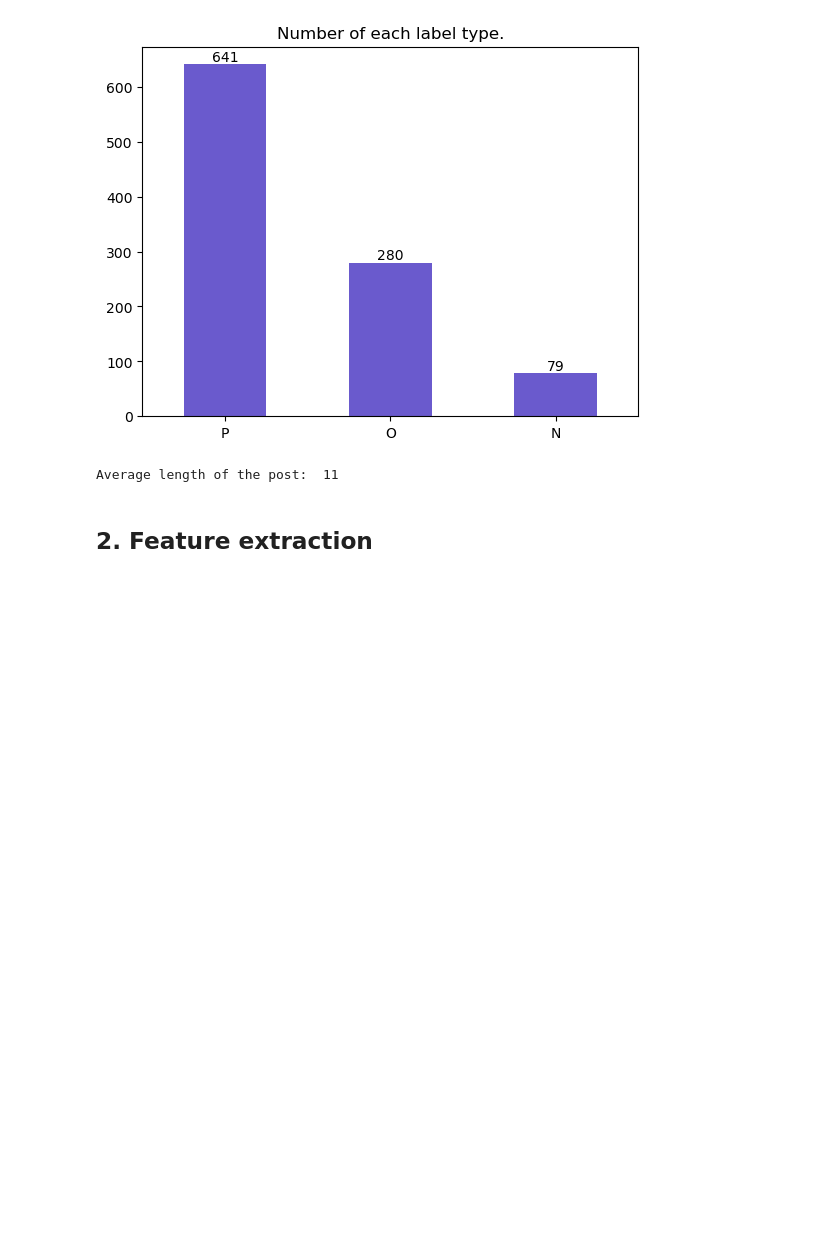
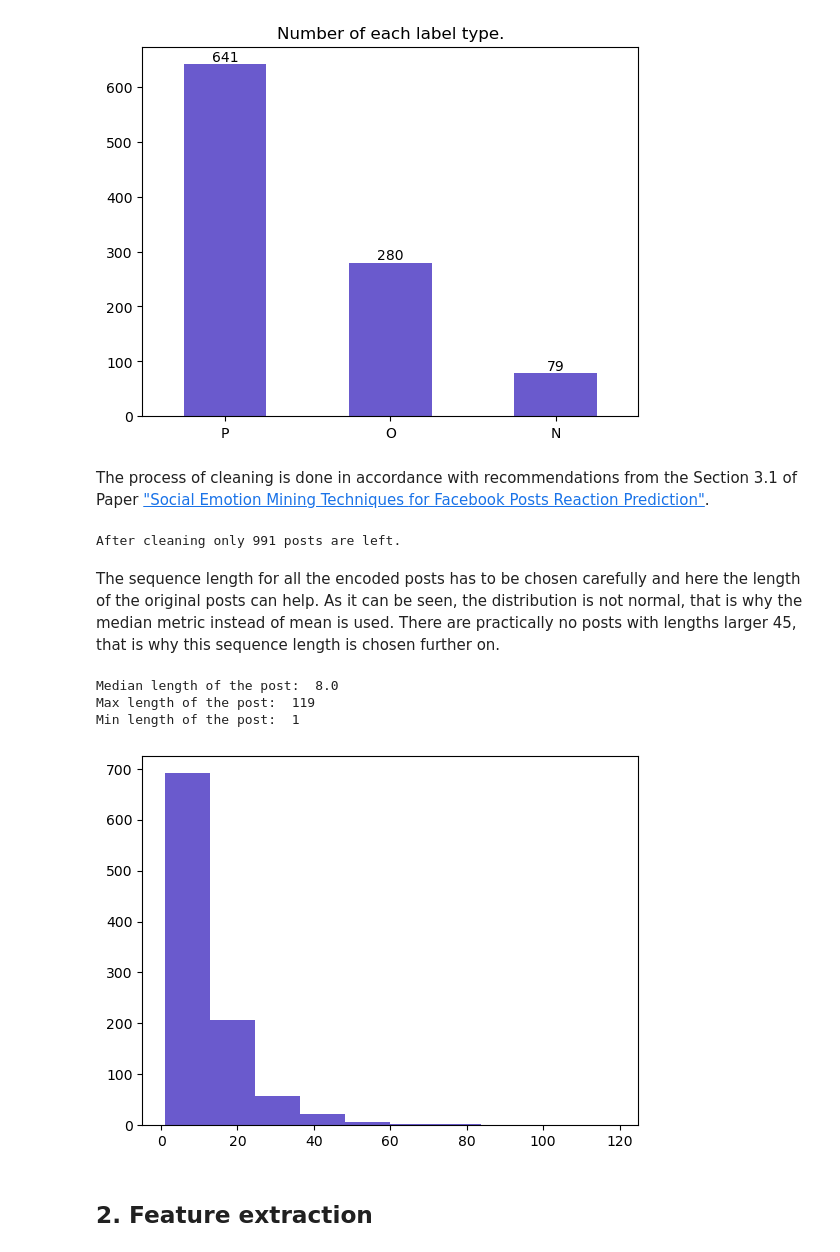
Before and after one commit to jularina/sentiment, a Jupyter notebook: sentiment_analysis.ipynb, the cells around one changed output. Cells and saved outputs as stored; diff of their text form; code cells hidden in the pictures; blank space fills up the shorter version.

```diff
--- a/sentiment_analysis.ipynb
+++ b/sentiment_analysis.ipynb
@@ -50,3 +48,6 @@ labels=[2 if label.strip()=='P' else 1 if label.strip()=='O' else 0 for label in
+# %% [markdown]
+The process of cleaning is done in accordance with recommendations from the Section 3.1 of Paper ["Social Emotion Mining Techniques
+for Facebook Posts Reaction Prediction"](https://arxiv.org/pdf/1712.03249.pdf).
 # %%
 stop_words = stopwords.words('english')
 
@@ -64,12 +65,33 @@ def clean(post):
 
     return post
 
-corpus = [clean(post) for post in posts]
+# Clean the posts
+df["FBPost"] =  df["FBPost"].apply(lambda post: clean(post))
+df = df[df['FBPost'] != '']
+print("After cleaning only {} posts are left.".format(df.shape[0]))
+
+# Encode the labels
+df["LabelIdx"] = np.where(df["Label"]=='P',2,np.where(df["Label"]=='O',1,0))
+
+# Create corpus and labels
+corpus, labels = list(df['FBPost']), list(df['LabelIdx'])
+# %% [output]
+After cleaning only 991 posts are left.
+# %% [markdown]
+The sequence length for all the encoded posts has to be chosen carefully and here the length of the original posts can help. As it can be seen, the distribution is not normal, that is why the median metric instead of mean is used. There are practically no posts with lengths larger 45, that is why this sequence length is chosen further on.
 # %%
 posts_lengths = [len(post.split()) for post in corpus]
-print("Average length of the post: ", int(sum(posts_lengths)/len(posts_lengths)))
+print("Median length of the post: ", np.median(posts_lengths))
+print("Max length of the post: ", max(posts_lengths))
+print("Min length of the post: ", min(posts_lengths))
+
+plt.hist(posts_lengths, bins=10,color='slateblue')
+plt.show()
 # %% [output]
-Average length of the post:  11
+Median length of the post:  8.0
+Max length of the post:  119
+Min length of the post:  1
+[figure, added]
 # %% [markdown]
 ## 2. Feature extraction
 # %%
```
Also changed, not shown: parts of 20 cells of this notebook, 1 other file.
